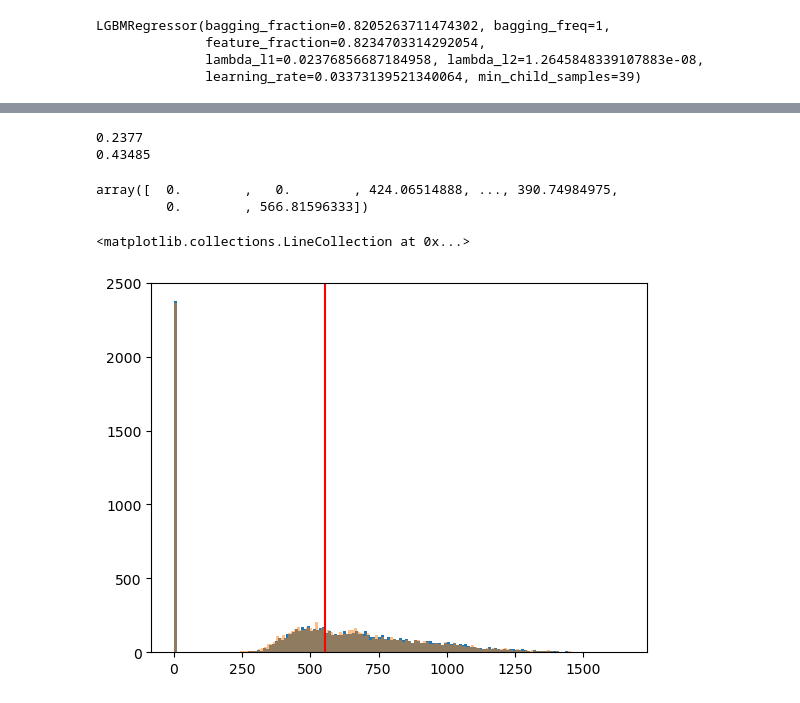
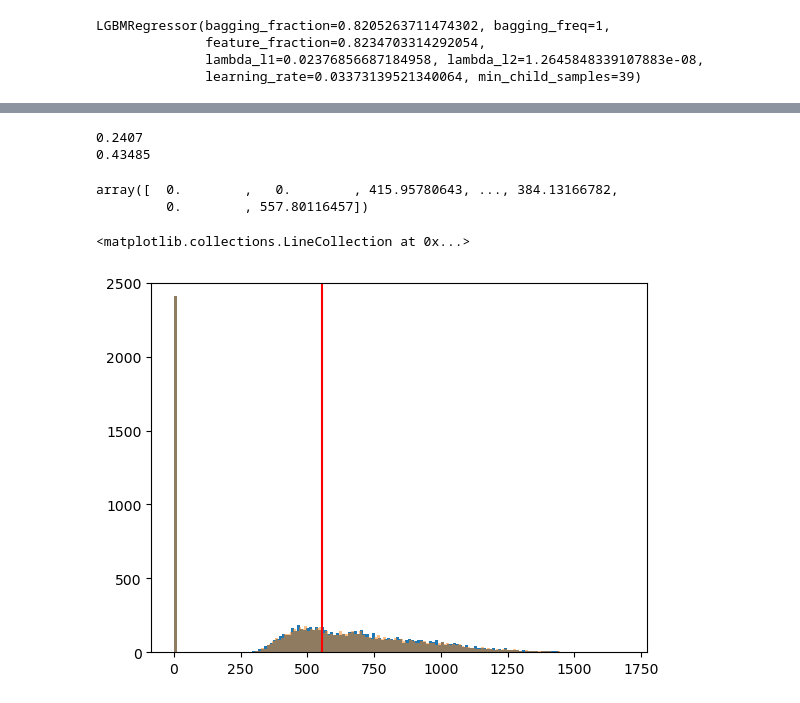
Before and after one commit to jjh0987/MyProject, a Jupyter notebook: pythonProject/dacon/income prediction/Untitled1.ipynb, the cells around one changed output, grey strips where cells are left out. Drawn from its saved outputs; the diff is of its cells as text; code cells hidden in the pictures.

```diff
--- a/pythonProject/dacon/income prediction/Untitled1.ipynb
+++ b/pythonProject/dacon/income prediction/Untitled1.ipynb
@@ -168,7 +193,15 @@ for i in object_columns:
     train[i] = train[i].astype('category')
     test[i] = test[i].astype('category')
 
-data = train[(train['Age'] > 15) & (train['Income'] < 3000) & (train['Employment_Status'] != 'Not Working') & ((train['Industry_Status'] != 'Not in universe or children'))]
+def target_encode(train, test, target_col, cat_cols):
+    for col in cat_cols:
+        target_mapping = train.groupby(col)[target_col].mean()
+        train[col + '_encoded'] = train[col].map(target_mapping)
+        test[col + '_encoded'] = test[col].map(target_mapping)
+    return train, test
+
+train, test = target_encode(train, test, 'Income', object_columns)
+data = train[(train['Age'] > 15) & (train['Income'] < 3000)]
 X = data.drop('Income',axis=1)
 y = data[['Income']]
 
@@ -197,8 +230,8 @@ def objective(trial):
     rmse_scores = []
 
     for train_index, valid_index in kf.split(X):
-        X_tr, X_val = X_train.iloc[train_index], X_train.iloc[valid_index]
-        y_tr, y_val = y_train.iloc[train_index], y_train.iloc[valid_index]
+        X_tr, X_val = X.iloc[train_index], X.iloc[valid_index]
+        y_tr, y_val = y.iloc[train_index], y.iloc[valid_index]
 
         # LightGBM 모델 정의
         model = lgb.LGBMRegressor(**params)
@@ -488,0 +750,5 @@ cat_model.fit(X,y)
+# %%
+len([i for i in train[train['Working_Week (Yearly)'] == 0]['Income'] if i > 0])/len([i for i in train[train['Working_Week (Yearly)'] == 0]['Income']])
+
+for i in range(train['Age'].min(),train['Age'].max()):
+    print(i,train[train['Age'] == i]['Income'].mean())
@@ -489,51 +773,50 @@ cat_model.fit(X,y)
 # %%
-pred = 0.7*lgb_model.predict(test.drop('ID',axis=1)) + 0.3*cat_model.predict(test.drop('ID',axis=1))
+pred = 0.55*lgb_model.predict(test_lgb.drop('ID',axis=1)) + 0.45*cat_model.predict(test.drop('ID',axis=1)) # + 0.03*xgb_model.predict(test_xgb.drop('ID',axis=1))
 for i in test[(test['Age'] < 15)].index:
     pred[i] = 0
 for i in test[(test['Employment_Status'] == 'Not Working')].index:
     pred[i] = 0
 for i in test[(test['Industry_Status'] == 'Not in universe or children')].index:
     pred[i] = 0
-
-# for i in test[test['Working_Week (Yearly)'] == 0].index:
-#     pred[i] = 0
+for i in test[test['Age'] > 86].index:
+    pred[i] = 0
 
 for i in range(len(pred)):
-    if pred[i] < 250:
+    if pred[i] < 280:
         pred[i] = 0
     else:
-        pred[i] += 8
+        pred[i] += 9
 
 print(len([i for i in pred if i == 0])/len(test))
 print(len([i for i in train['Income'] if i == 0])/len(train))
 pred
 # %% [output]
-0.2377
+0.2407
 0.43485
-array([  0.        ,   0.        , 424.06514888, ..., 390.74984975,
-         0.        , 566.81596333])
+array([  0.        ,   0.        , 415.95780643, ..., 384.13166782,
+         0.        , 557.80116457])
 # %%
 import matplotlib.pyplot as plt
 plt.hist(pred,bins=150,alpha=1)
-tp = pd.read_csv('./lgb-nw.csv')['Income']
+tp = pd.read_csv('./lgb_best.csv')['Income']
 for i in test[(test['Age'] < 15)].index:
     tp[i] = 0
 for i in test[(test['Employment_Status'] == 'Not Working')].index:
     tp[i] = 0
 for i in test[(test['Industry_Status'] == 'Not in universe or children')].index:
     tp[i] = 0
 for i in range(len(pred)):
     if tp[i] < 200:
         tp[i] = 0
 #     elif tp[i] > 0 and tp[i] < 200:
 #         tp[i] = 200
 plt.hist(tp,bins=150,alpha=0.5)
 # plt.hist(train['Income'],bins=50)
 plt.ylim(0,2500)
 plt.vlines(train['Income'].mean(),0,3000,color='red')
 # %% [output]
 <matplotlib.collections.LineCollection at 0x...>
-[figure, old version]
+[figure, new version]
 # %%
 train = pd.read_csv('./open/train.csv')
 print(train[(train['Income'] > 0) & (train['Income'] < 3000)]['Income'].mean())
```
Also changed, not shown: parts of 17 cells of this notebook, 9 other files.
